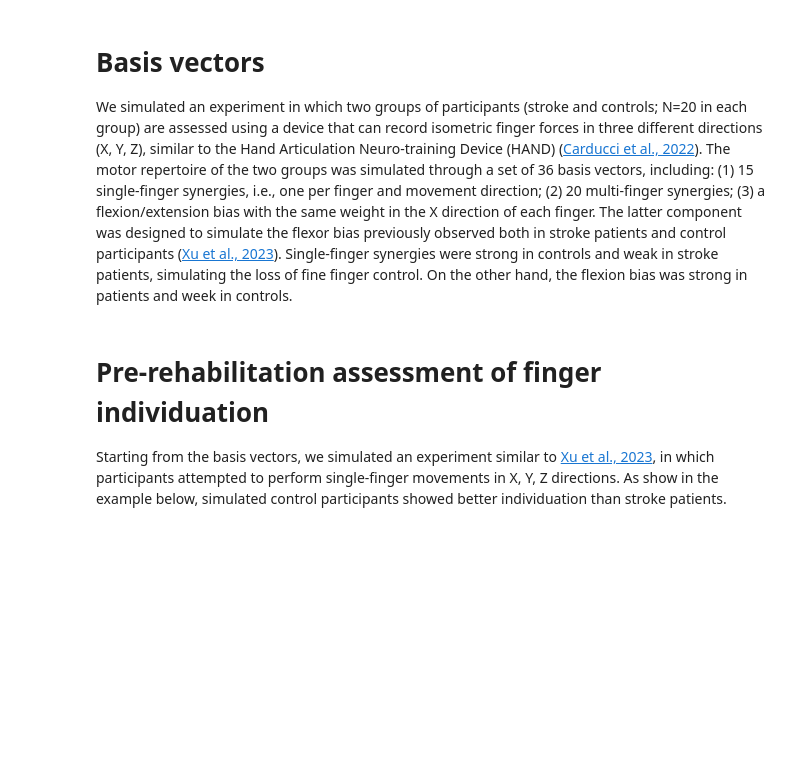
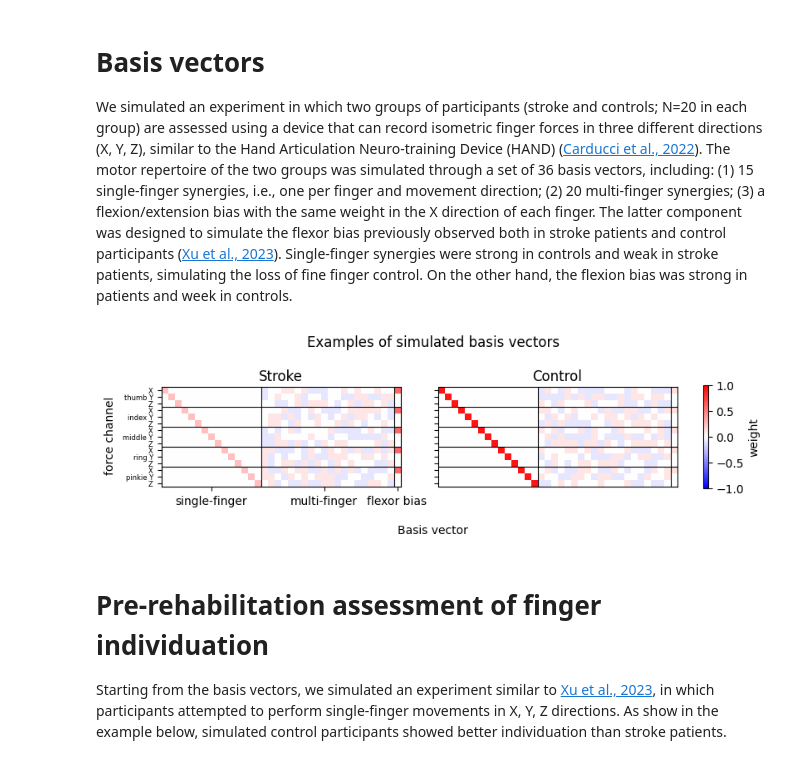
Before and after one commit to mnlmrc/OffManifoldLearning, a Jupyter notebook: notebooks/baseline.ipynb, the cells around one changed output. Cells and saved outputs as stored; diff of their text form; code cells hidden in the pictures; blank space fills up the shorter version.

```diff
--- a/notebooks/baseline.ipynb
+++ b/notebooks/baseline.ipynb
@@ -31,29 +31,36 @@ N = len(tinfo.subj_id.unique())
 # %%
 sn = 105
 A_i = np.load(os.path.join(gl.baseDir, 'baseline', f'basis_vectors.intact.{sn}.npy'))
 A_s = np.load(os.path.join(gl.baseDir, 'baseline', f'basis_vectors.stroke.{sn}.npy'))
 
-fig, axs = plt.subplots(1, 2, constrained_layout=True, figsize=[8, 2.5])
+fig, axs = plt.subplots(1, 2, constrained_layout=True, figsize=[8, 2.5], sharex=True, sharey=True)
 axs[1].imshow(A_i, vmin=-1, vmax=1, cmap='bwr')
 axs[0].imshow(A_s, vmin=-1, vmax=1, cmap='bwr')
 axs[0].set_title('Stroke')
-axs[1].set_title('Intact')
+axs[1].set_title('Control')
+axs[0].set_xticks([7, 24, 35])
+axs[0].set_xticklabels(['single-finger', 'multi-finger', 'flexor bias'],)
+axs[1].tick_params(bottom=False, labelbottom=False)
 axs[0].set_yticks(np.arange(0, A_i.shape[0]))
 axs[0].set_yticklabels(gl.channels, fontsize=6)
 for ax in axs:
     for i in [2.5, 5.5, 8.5, 11.5]:
         ax.axhline(i, color='k', lw=.8)
+    for i in [14.5, 34.5]:
+        ax.axvline(i, color='k', lw=.8)
 
 cax = axs[0].get_images()[0]
 cbar = fig.colorbar(cax, ax=axs, orientation='vertical', fraction=.01)
 cbar.set_label('weight')
 
 fig.supxlabel('Basis vector', fontsize=10)
 fig.supylabel('force channel', fontsize=10)
 
 fig.suptitle('Examples of simulated basis vectors')
 
 plt.show()
+# %% [output]
+[figure, added]
 # %% [markdown]
 # Pre-rehabilitation assessment of finger individuation
 
```
Also changed, not shown: parts of 4 cells of this notebook.
